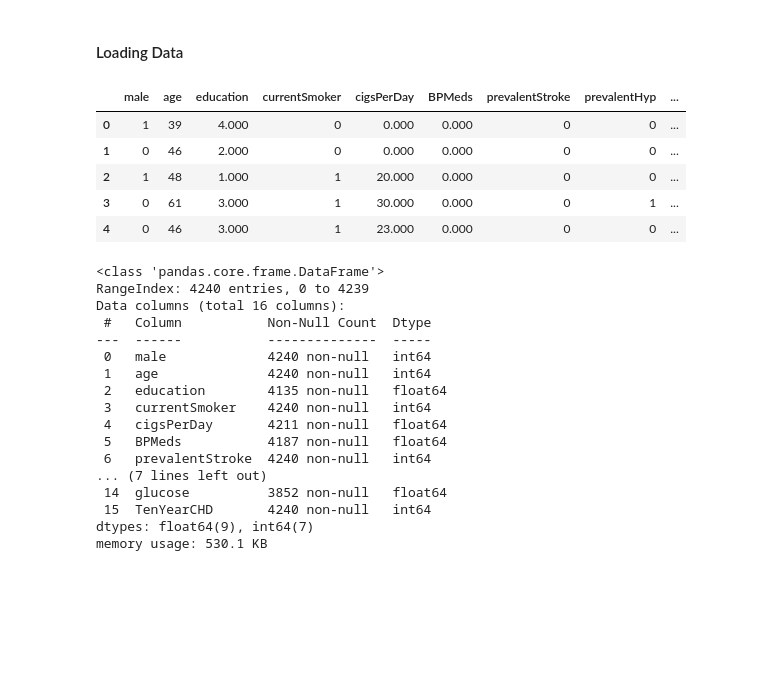
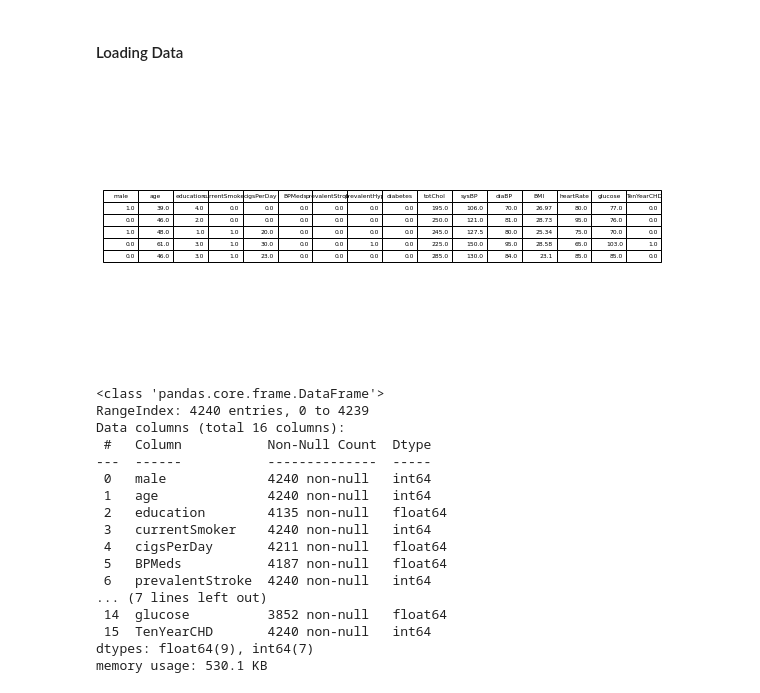
Before and after one commit to dine18/Dissertation-Project, a Jupyter notebook: HDP/HDPML.ipynb, the cells around one changed output. Cells and saved outputs as stored; diff of their text form; code cells hidden in the pictures; blank space fills up the shorter version.

```diff
--- a/HDP/HDPML.ipynb
+++ b/HDP/HDPML.ipynb
@@ -12,15 +12,19 @@ import seaborn as sns
 #Reading dataset
 
 df_fhs = pd.read_csv('C:/Users/ACER/OneDrive/Documents/Masters/ICBT_MSc_DS/Lecs/Dissertation/Dissertation Project/HDP/Dataset/framingham.csv')
-# %%
-df_fhs.head()
-# %% [output]
-|  | male | age | education | currentSmoker | cigsPerDay | BPMeds | prevalentStroke | prevalentHyp | ... |
-| 0 | 1 | 39 | 4.000 | 0 | 0.000 | 0.000 | 0 | 0 | ... |
-| 1 | 0 | 46 | 2.000 | 0 | 0.000 | 0.000 | 0 | 0 | ... |
-| 2 | 1 | 48 | 1.000 | 1 | 20.000 | 0.000 | 0 | 0 | ... |
-| 3 | 0 | 61 | 3.000 | 1 | 30.000 | 0.000 | 0 | 1 | ... |
-| 4 | 0 | 46 | 3.000 | 1 | 23.000 | 0.000 | 0 | 0 | ... |
+# %%
+df_fhs.head()
+
+fig, ax = plt.subplots(figsize=(10, 5))
+ax.axis('off')
+ax.axis('tight')
+table = ax.table(cellText=df_fhs.head().values, colLabels=df_fhs.columns, loc='center')
+table.auto_set_font_size(False)
+table.set_fontsize(6)
+
+plt.savefig('table.png', dpi=300, bbox_inches='tight')
+# %% [output]
+[figure, added]
 # %%
 #datatypes
 
```
Also changed, not shown: parts of 2 cells of this notebook, 1 other file.
